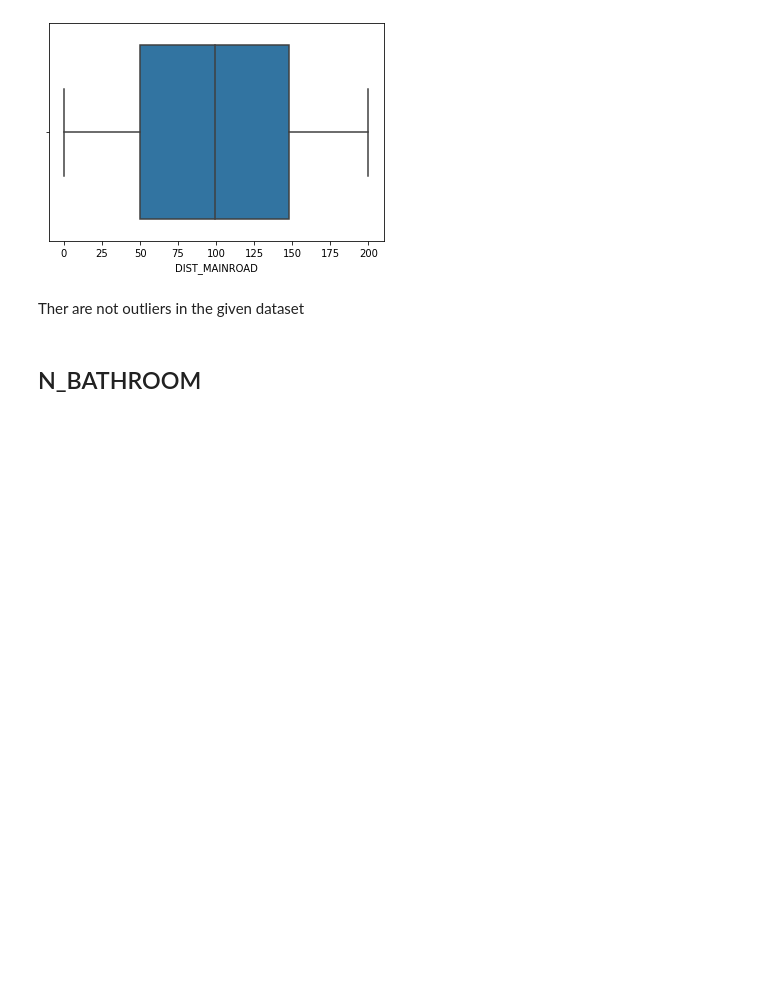
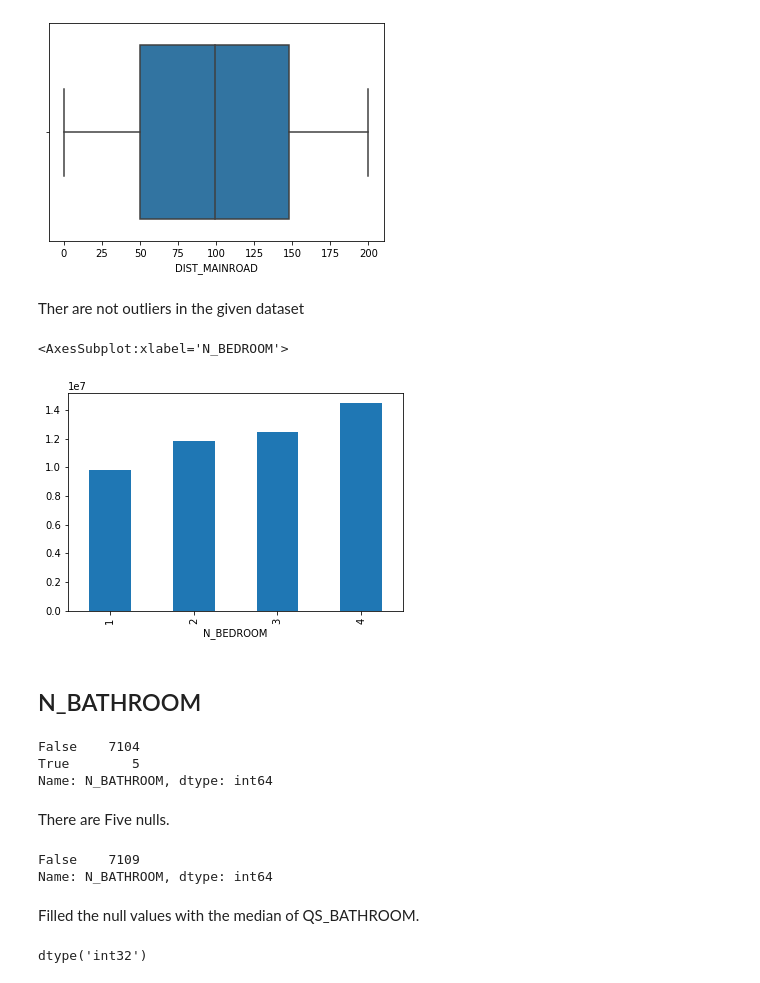
Before and after one commit to Harish-aditya/House-price-prediction, a Jupyter notebook: House price prediction.ipynb, the cells around one changed output. Saved outputs shown, nothing was run; the diff lists cells and outputs as text; code cells hidden in the pictures; blank space fills up the shorter version.

```diff
--- a/House price prediction.ipynb
+++ b/House price prediction.ipynb
@@ -382,5 +382,18 @@ sns.boxplot(df['DIST_MAINROAD'])
 [figure]
 # %% [markdown]
 Ther are not outliers in the given dataset
+# %%
+df.groupby('N_BEDROOM')['SALES_PRICE'].mean().sort_values(ascending=True).plot.bar()
+# %% [output]
+<AxesSubplot:xlabel='N_BEDROOM'>
+[figure, added]
 # %% [markdown]
 ## N_BATHROOM
+# %%
+df.N_BATHROOM.isnull().value_counts()
+# %% [output]
+False    7104
+True        5
+Name: N_BATHROOM, dtype: int64
+# %% [markdown]
+There are Five nulls.
@@ -386,0 +402,12 @@ Ther are not outliers in the given dataset
+# %%
+df.N_BATHROOM.isnull().value_counts()
+# %% [output]
+False    7109
+Name: N_BATHROOM, dtype: int64
+# %% [markdown]
+Filled the null values with the median of QS_BATHROOM.
+# %%
+df['N_BATHROOM']=df['N_BATHROOM'].astype(int)
+df['N_BATHROOM'].dtypes
+# %% [output]
+dtype('int32')
```
Also changed, not shown: parts of 10 cells of this notebook.
